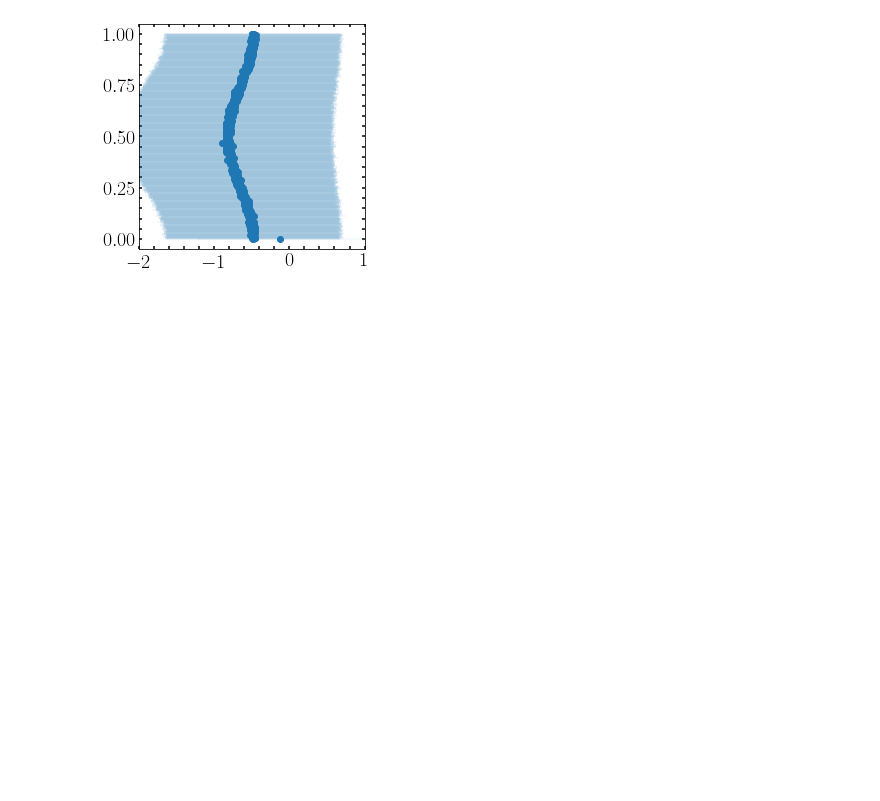
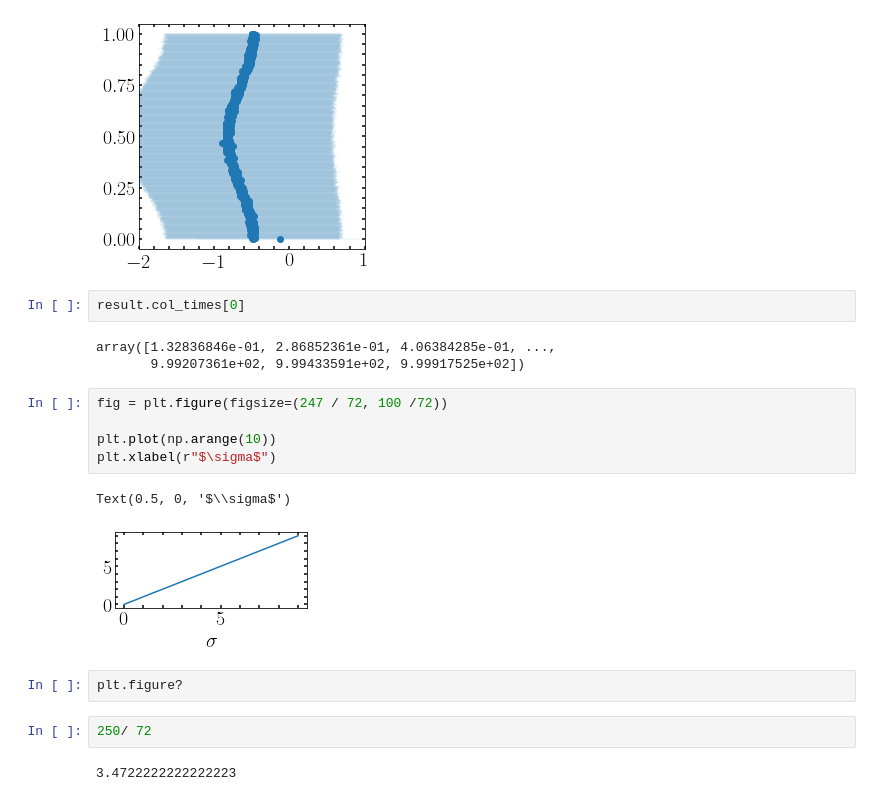
Before and after one commit to PauloJPS/2024-large-deviation-full-counting-statistics-in-adiabatic-open-quantum-dynamics, a Jupyter notebook: Codes/AdiabaticTrajectories.ipynb, the cells around one changed output. Drawn from its saved outputs; the diff is of its cells as text; blank space fills up the shorter version.

```diff
--- a/Codes/AdiabaticTrajectories.ipynb
+++ b/Codes/AdiabaticTrajectories.ipynb
@@ -425,3 +425,22 @@ ax.set_xlim(-2,1)
 ax.set_box_aspect(1)
 # %% [output]
 [figure]
+# %%
+result.col_times[0]
+# %% [output]
+array([1.32836846e-01, 2.86852361e-01, 4.06384285e-01, ...,
+       9.99207361e+02, 9.99433591e+02, 9.99917525e+02])
+# %%
+fig = plt.figure(figsize=(247 / 72, 100 /72))
+
+plt.plot(np.arange(10))
+plt.xlabel(r"$\sigma$")
+# %% [output]
+Text(0.5, 0, '$\\sigma$')
+[figure, added]
+# %%
+plt.figure?
+# %%
+250/ 72
+# %% [output]
+3.4722222222222223
```
Also changed, not shown: 1 other file.
